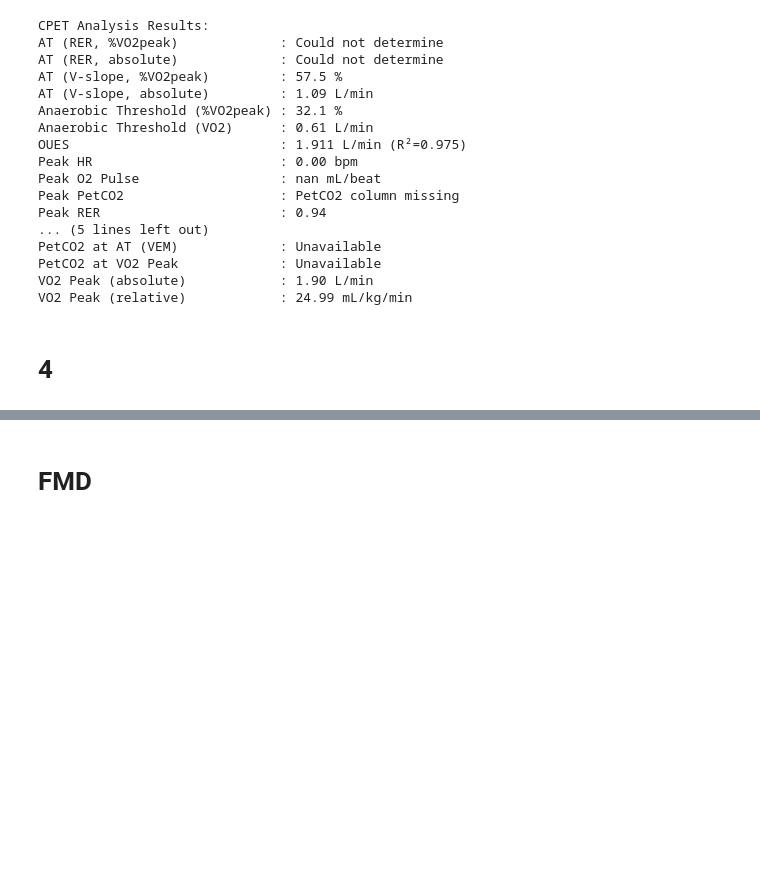
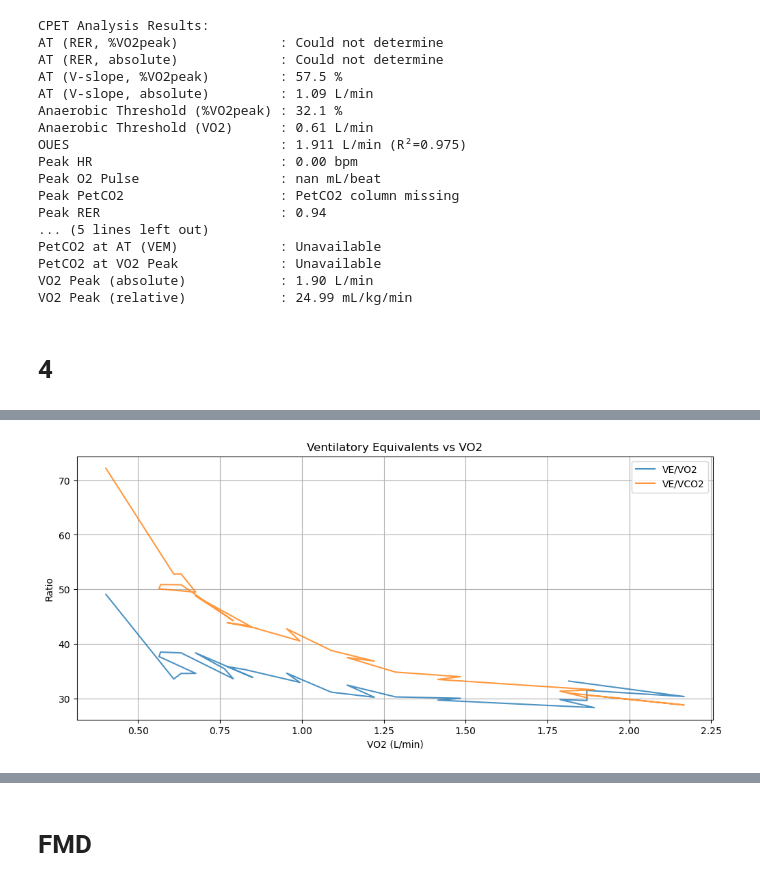
Before and after one commit to orthopedics20/longcovid, a Jupyter notebook: hrv_and_cpet.ipynb, the cells around one changed output, grey strips where cells are left out. Saved outputs shown, nothing was run; the diff lists cells and outputs as text; code cells hidden in the pictures; blank space fills up the shorter version.

```diff
--- a/hrv_and_cpet.ipynb
+++ b/hrv_and_cpet.ipynb
@@ -1027,0 +1822,17 @@ PetCO2 at AT (VE/VO2)              : Column missing
+# %%
+def debug_ve_inputs(df):
+    import matplotlib.pyplot as plt
+
+    plt.figure(figsize=(12, 5))
+    plt.plot(df['VO2'], df['VE/VO2'], label='VE/VO2', alpha=0.8)
+    plt.plot(df['VO2'], df['VE/VCO2'], label='VE/VCO2', alpha=0.8)
+    plt.xlabel("VO2 (L/min)")
+    plt.ylabel("Ratio")
+    plt.legend()
+    plt.title("Ventilatory Equivalents vs VO2")
+    plt.grid()
+    plt.show()
+
+debug_ve_inputs(df_cpet)
+# %% [output]
+[figure, added]
```
Also changed, not shown: parts of 24 cells of this notebook, 9 other files.
